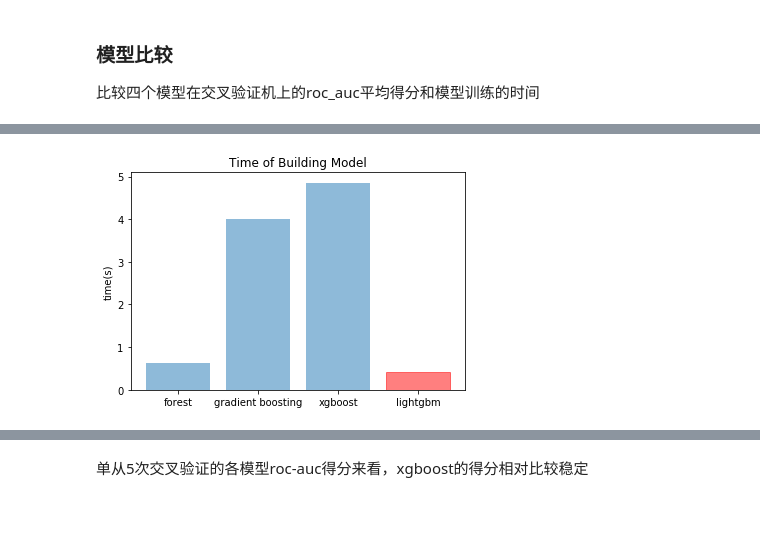
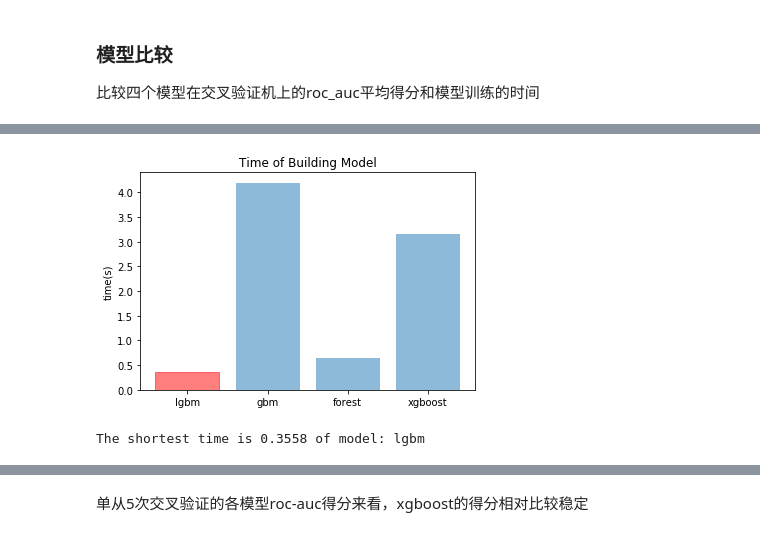
Before and after one commit to LancelotHolmes/HumanOrRobot, a Jupyter notebook: Model_Design.ipynb, the cells around one changed output, grey strips where cells are left out. Drawn from its saved outputs; the diff is of its cells as text; code cells hidden in the pictures.

```diff
--- a/Model_Design.ipynb
+++ b/Model_Design.ipynb
@@ -199,13 +236,6 @@ plt.show()
-# %%
-data_source = ['forest', 'gradient boosting', 'xgboost', 'lightgbm']
-y_pos = np.arange(len(data_source))
-model_auc = [0.6372,4.007, 4.855, 0.4236]
-barlist = plt.bar(y_pos, model_auc, align='center', alpha=0.5)
-barlist[3].set_color('r')
-plt.xticks(y_pos, data_source)
-plt.ylabel('time(s)')
-plt.title('Time of Building Model')
-plt.show()
-# %% [output]
-[figure, removed]
+# %%
+plot_time_comp('Time of Building Model', 'time(s)', mean_time)
+# %% [output]
+[figure, added]
+The shortest time is 0.3558 of model: lgbm
 # %%
```
Also changed, not shown: parts of 36 cells of this notebook.
